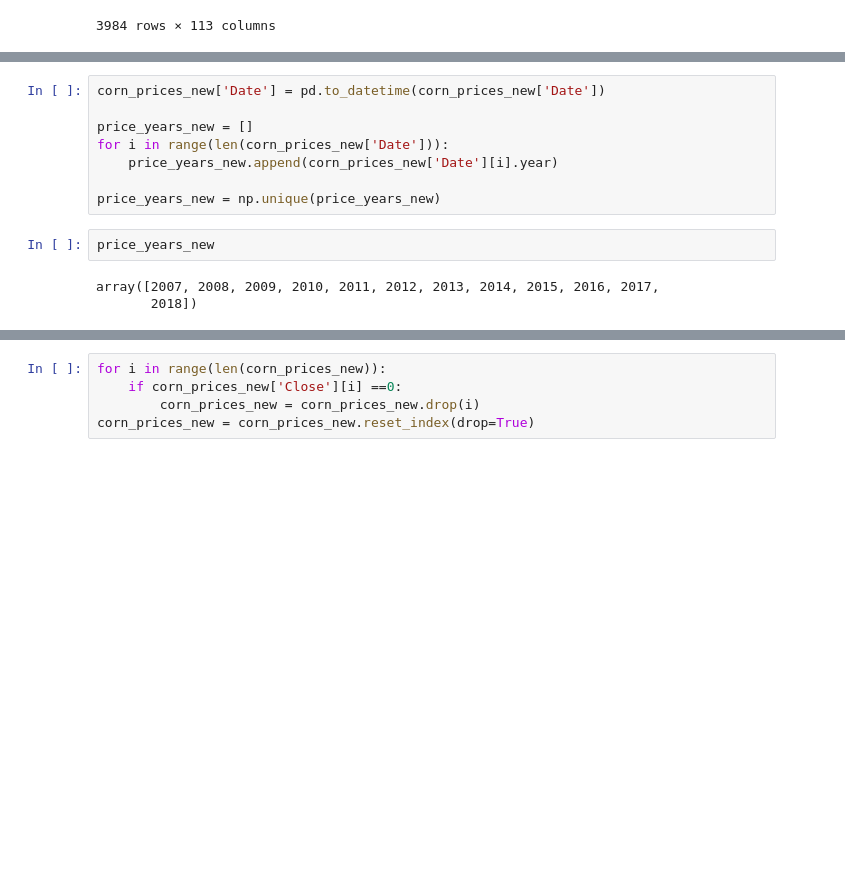
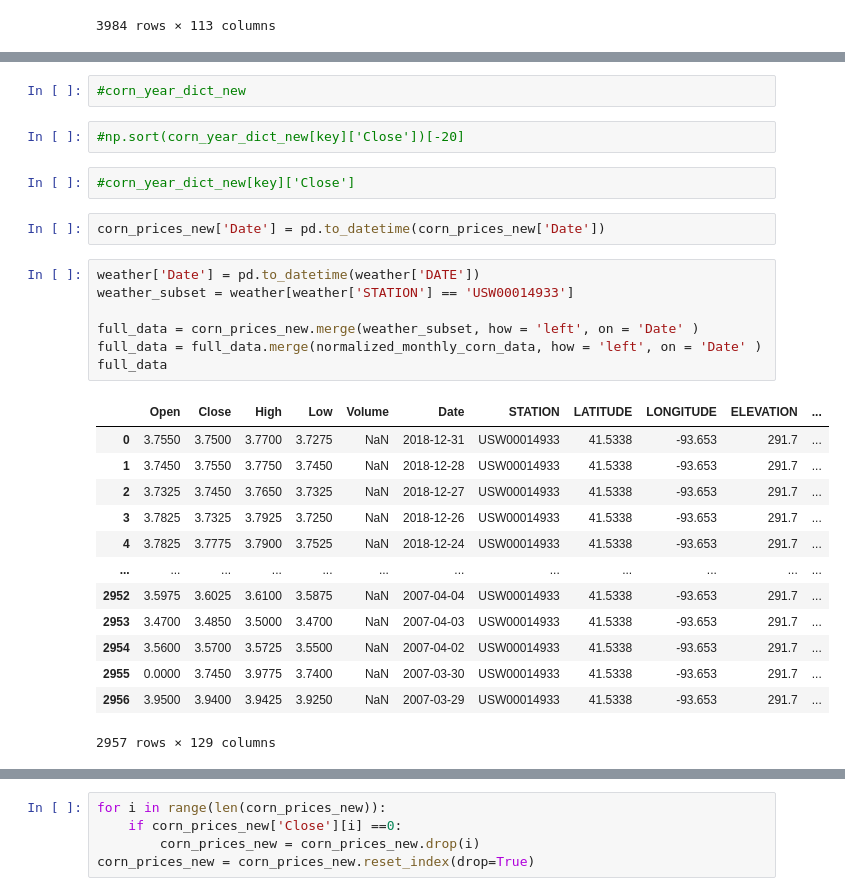
Before and after one commit to evanlipton/EENG439_CornPredictions, a Jupyter notebook: Data_Cleaning.ipynb, the cells around one changed output, grey strips where cells are left out. Saved outputs shown, nothing was run; the diff lists cells and outputs as text; blank space fills up the shorter version.

```diff
--- a/Data_Cleaning.ipynb
+++ b/Data_Cleaning.ipynb
@@ -273,13 +268,29 @@ for year in price_years:
-# %%
-corn_prices_new['Date'] = pd.to_datetime(corn_prices_new['Date'])
-
-price_years_new = []
-for i in range(len(corn_prices_new['Date'])):
-    price_years_new.append(corn_prices_new['Date'][i].year)
-
-price_years_new = np.unique(price_years_new)
-# %%
-price_years_new
-# %% [output]
-array([2007, 2008, 2009, 2010, 2011, 2012, 2013, 2014, 2015, 2016, 2017,
-       2018])
+# %%
+#corn_year_dict_new
+# %%
+#np.sort(corn_year_dict_new[key]['Close'])[-20]
+# %%
+#corn_year_dict_new[key]['Close']
+# %%
+corn_prices_new['Date'] = pd.to_datetime(corn_prices_new['Date'])
+# %%
+weather['Date'] = pd.to_datetime(weather['DATE'])
+weather_subset = weather[weather['STATION'] == 'USW00014933']
+
+full_data = corn_prices_new.merge(weather_subset, how = 'left', on = 'Date' )
+full_data = full_data.merge(normalized_monthly_corn_data, how = 'left', on = 'Date' )
+full_data
+# %% [output]
+|  | Open | Close | High | Low | Volume | Date | STATION | LATITUDE | LONGITUDE | ELEVATION | ... |
+| 0 | 3.7550 | 3.7500 | 3.7700 | 3.7275 | NaN | 2018-12-31 | USW00014933 | 41.5338 | -93.653 | 291.7 | ... |
+| 1 | 3.7450 | 3.7550 | 3.7750 | 3.7450 | NaN | 2018-12-28 | USW00014933 | 41.5338 | -93.653 | 291.7 | ... |
+| 2 | 3.7325 | 3.7450 | 3.7650 | 3.7325 | NaN | 2018-12-27 | USW00014933 | 41.5338 | -93.653 | 291.7 | ... |
+| 3 | 3.7825 | 3.7325 | 3.7925 | 3.7250 | NaN | 2018-12-26 | USW00014933 | 41.5338 | -93.653 | 291.7 | ... |
+| 4 | 3.7825 | 3.7775 | 3.7900 | 3.7525 | NaN | 2018-12-24 | USW00014933 | 41.5338 | -93.653 | 291.7 | ... |
+| ... | ... | ... | ... | ... | ... | ... | ... | ... | ... | ... | ... |
+| 2952 | 3.5975 | 3.6025 | 3.6100 | 3.5875 | NaN | 2007-04-04 | USW00014933 | 41.5338 | -93.653 | 291.7 | ... |
+| 2953 | 3.4700 | 3.4850 | 3.5000 | 3.4700 | NaN | 2007-04-03 | USW00014933 | 41.5338 | -93.653 | 291.7 | ... |
+| 2954 | 3.5600 | 3.5700 | 3.5725 | 3.5500 | NaN | 2007-04-02 | USW00014933 | 41.5338 | -93.653 | 291.7 | ... |
+| 2955 | 0.0000 | 3.7450 | 3.9775 | 3.7400 | NaN | 2007-03-30 | USW00014933 | 41.5338 | -93.653 | 291.7 | ... |
+| 2956 | 3.9500 | 3.9400 | 3.9425 | 3.9250 | NaN | 2007-03-29 | USW00014933 | 41.5338 | -93.653 | 291.7 | ... |
+2957 rows × 129 columns
```
Also changed, not shown: parts of 27 cells of this notebook, 3 other files.
